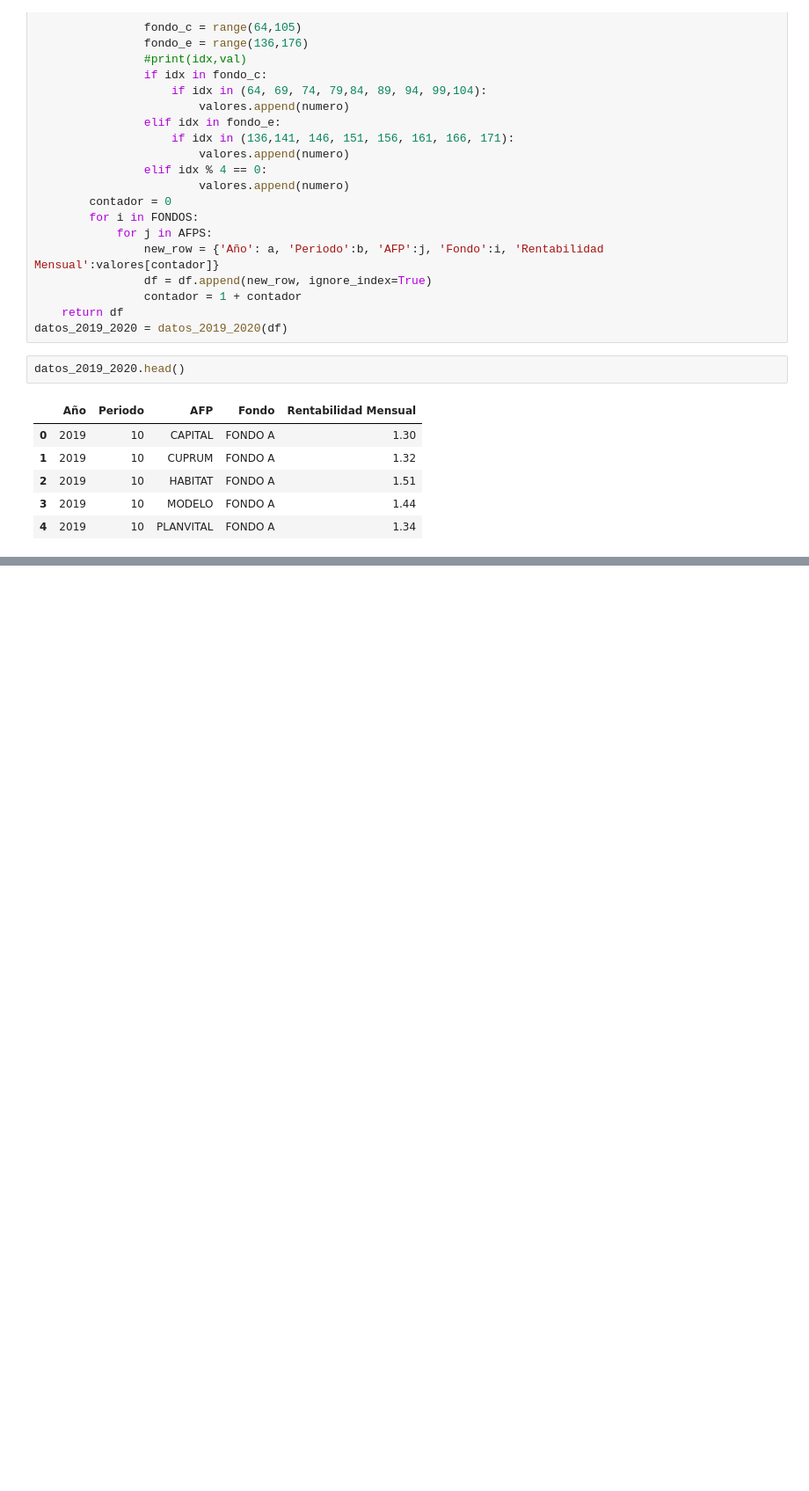
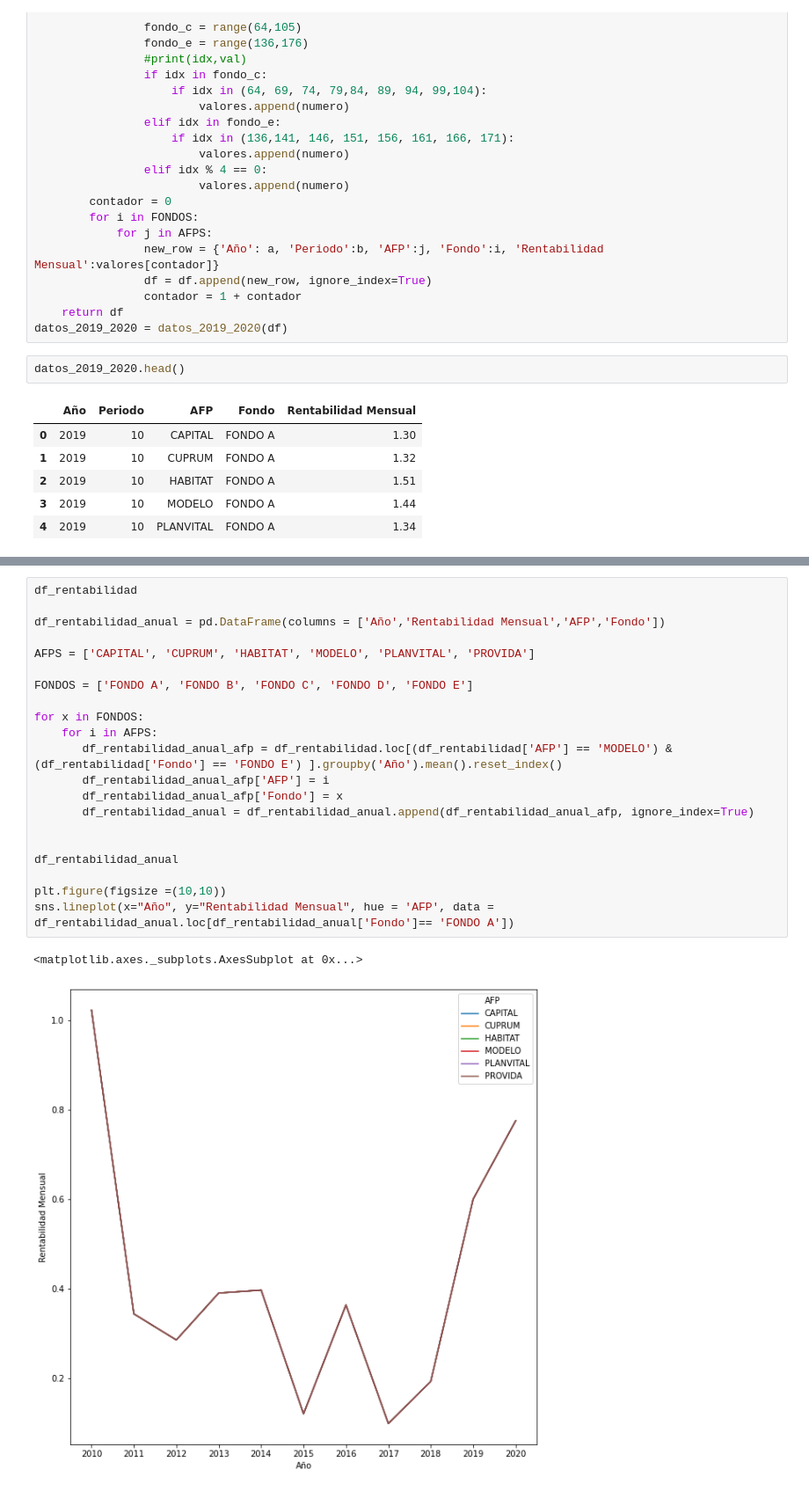
Before and after one commit to Foco22/AFPs, a Jupyter notebook: AnalisisAFPs.ipynb, the cells around one changed output, grey strips where cells are left out. Shown: that part at 88% size. Saved outputs shown, nothing was run; the diff lists cells and outputs as text; blank space fills up the shorter version.

```diff
--- a/AnalisisAFPs.ipynb
+++ b/AnalisisAFPs.ipynb
@@ -169,0 +374,24 @@ datos_2019_2020.head()
+# %%
+df_rentabilidad
+
+df_rentabilidad_anual = pd.DataFrame(columns = ['Año','Rentabilidad Mensual','AFP','Fondo'])
+
+AFPS = ['CAPITAL', 'CUPRUM', 'HABITAT', 'MODELO', 'PLANVITAL', 'PROVIDA']
+
+FONDOS = ['FONDO A', 'FONDO B', 'FONDO C', 'FONDO D', 'FONDO E']
+
+for x in FONDOS:
+    for i in AFPS:
+       df_rentabilidad_anual_afp = df_rentabilidad.loc[(df_rentabilidad['AFP'] == 'MODELO') & (df_rentabilidad['Fondo'] == 'FONDO E') ].groupby('Año').mean().reset_index()
+       df_rentabilidad_anual_afp['AFP'] = i
+       df_rentabilidad_anual_afp['Fondo'] = x
+       df_rentabilidad_anual = df_rentabilidad_anual.append(df_rentabilidad_anual_afp, ignore_index=True)
+
+
+df_rentabilidad_anual
+
+plt.figure(figsize =(10,10))
+sns.lineplot(x="Año", y="Rentabilidad Mensual", hue = 'AFP', data = df_rentabilidad_anual.loc[df_rentabilidad_anual['Fondo']== 'FONDO A'])
+# %% [output]
+<matplotlib.axes._subplots.AxesSubplot at 0x...>
+[figure, added]
```
Also changed, not shown: parts of 32 cells of this notebook.
